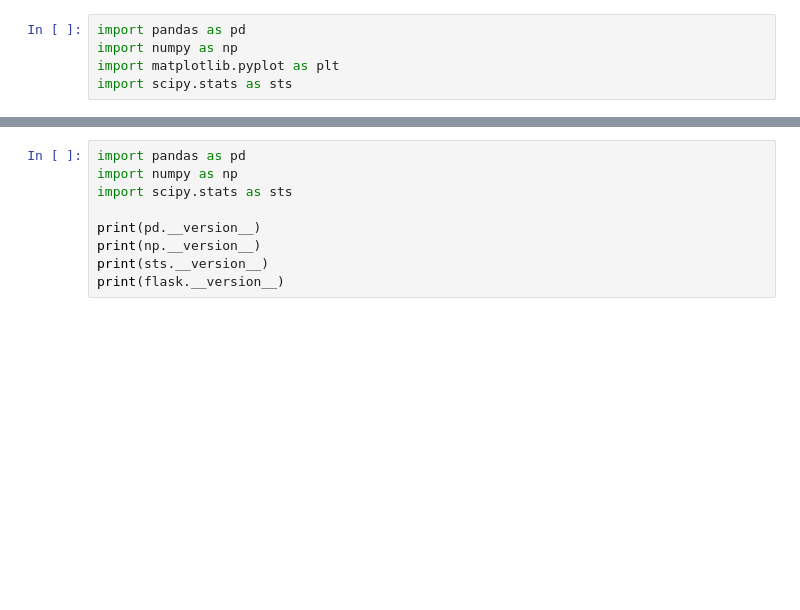
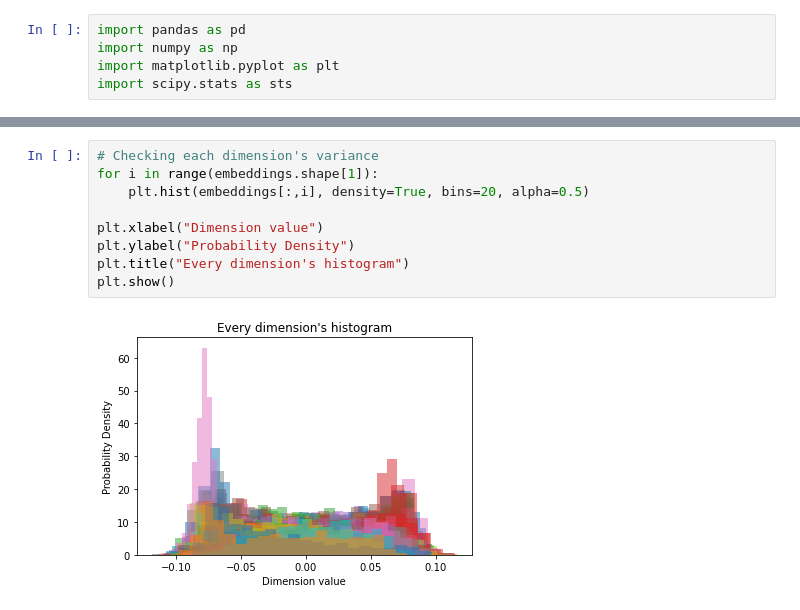
Before and after one commit to HcaZreJ/capstone_2022, a Jupyter notebook: data_crawling_and_transformation/test.ipynb, the cells around one changed output, grey strips where cells are left out. Drawn from its saved outputs; the diff is of its cells as text; blank space fills up the shorter version.

```diff
--- a/data_crawling_and_transformation/test.ipynb
+++ b/data_crawling_and_transformation/test.ipynb
@@ -26,9 +26,11 @@ plt.show()
-# %%
-import pandas as pd
-import numpy as np
-import scipy.stats as sts
-
-print(pd.__version__)
-print(np.__version__)
-print(sts.__version__)
-print(flask.__version__)
+# %%
+# Checking each dimension's variance
+for i in range(embeddings.shape[1]):
+    plt.hist(embeddings[:,i], density=True, bins=20, alpha=0.5)
+
+plt.xlabel("Dimension value")
+plt.ylabel("Probability Density")
+plt.title("Every dimension's histogram")
+plt.show()
+# %% [output]
+[figure, added]
```
Also changed, not shown: parts of 4 cells of this notebook, 9 other files.
